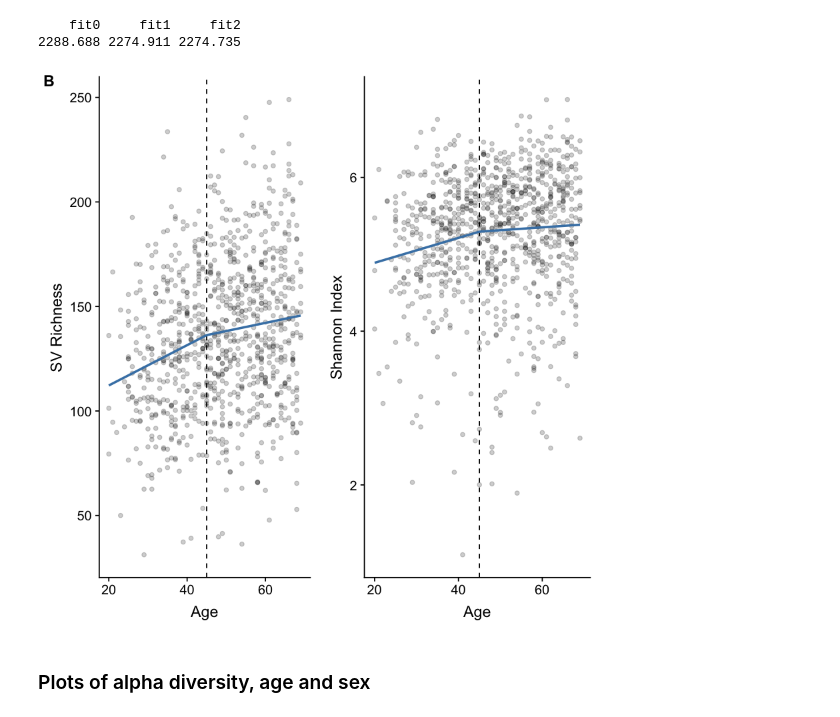
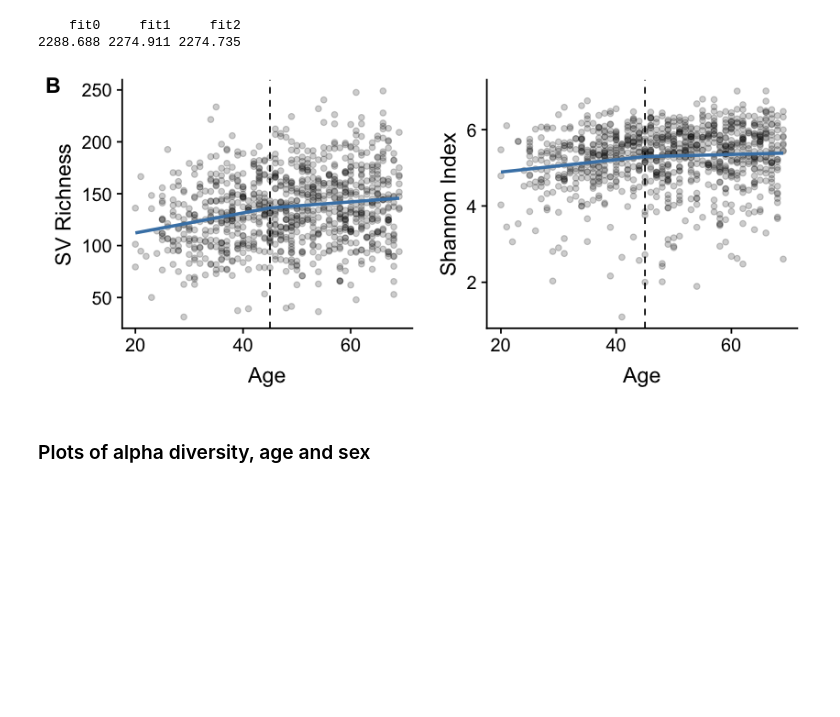
Before and after one commit to jacodela/microbio_aDiv, a Jupyter notebook: US_UK_Analyses/US_UK_data.ipynb, the cells around one changed output. Saved outputs shown, nothing was run; the diff lists cells and outputs as text; code cells hidden in the pictures; blank space fills up the shorter version.

```diff
--- a/US_UK_Analyses/US_UK_data.ipynb
+++ b/US_UK_Analyses/US_UK_data.ipynb
@@ -651,26 +541,26 @@ F-statistic: 23.38 on 2 and 933 DF,  p-value: 1.234e-10
 # %%
 UK_richness_spline = ggplot(UK_data, aes(x = Age, y = observed_otus_1250)) +
     geom_point(size = 1.5, alpha = 0.2) +
     geom_vline(xintercept = c(45), linetype="dashed") +
     geom_smooth(method = "lm", formula = y~lspline(x,c(45)), se = F, color = "steelblue") +
     labs(x = "Age", y = "SV Richness") +
     scale_x_continuous(breaks = pretty_breaks(n = 3))
 
 UK_shannon_spline = ggplot(UK_data,  aes(x = Age, y = shannon_1250)) +
     geom_point(size = 1.5, alpha = 0.2) +
     geom_vline(xintercept = c(45), linetype="dashed") +
     geom_smooth(method = "lm", formula = y~lspline(x,c(45)), se = F, color = "steelblue") +
     labs(x = "Age", y = "Shannon Index") +
     scale_x_continuous(breaks = pretty_breaks(n = 3))
 
-
+options(repr.plot.width=7, repr.plot.height=3) # default is 7x7
 UK_div_spline = plot_grid(UK_richness_spline, UK_shannon_spline, nrow = 1, labels = c("B", ""))
 ggsave(filename = "./images/UK_alpha_spline.png",
        plot = UK_div_spline, width = 7, height = 3,
        device = "png", dpi = "print")
 plot(UK_div_spline)
 # %% [output]
-[figure, old version]
+[figure, new version]
 # %% [markdown]
 ### Plots of alpha diversity, age and sex
 # %%
```
Also changed, not shown: parts of 30 cells of this notebook, 2 other files.
